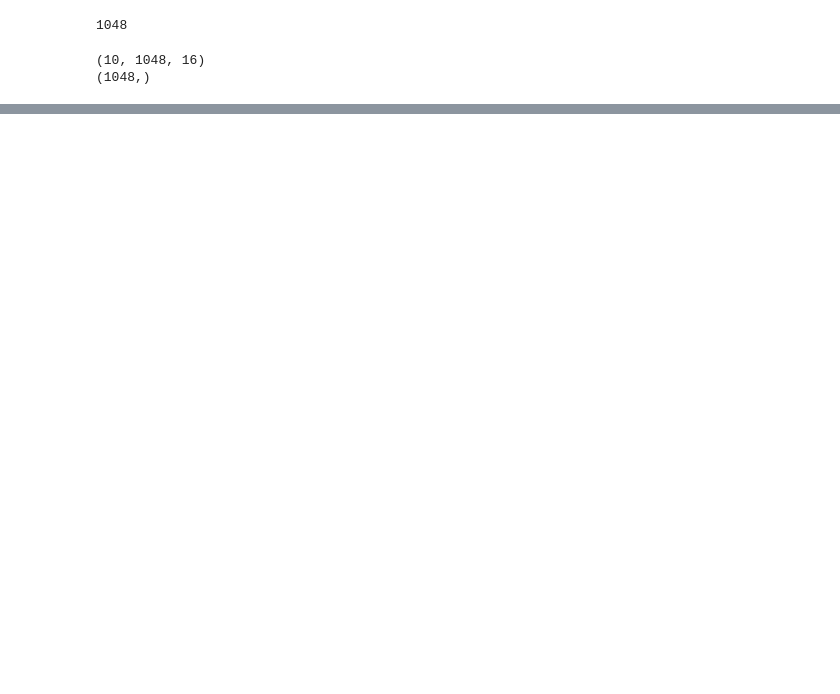
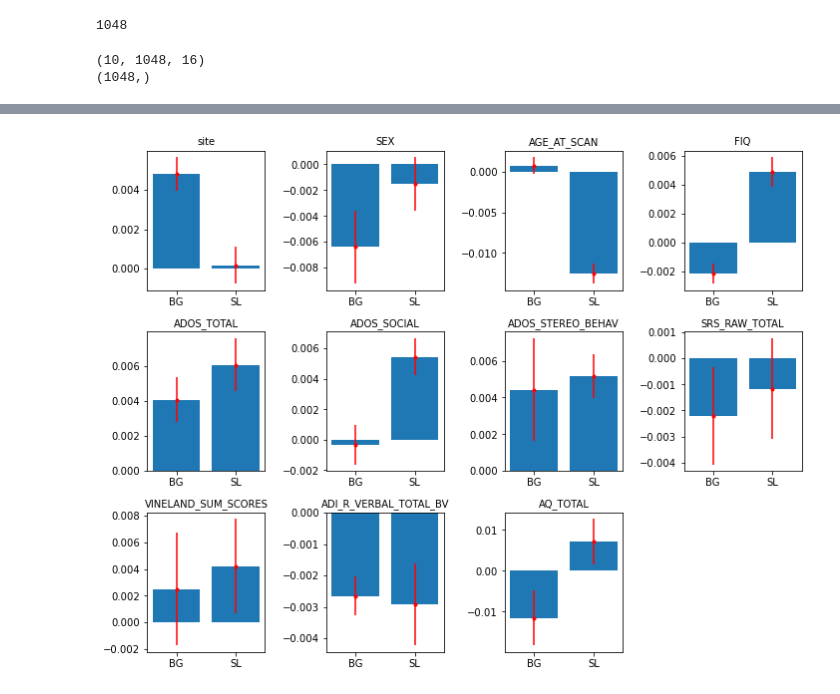
Before and after one commit to Aglinskas/BC-fMRI-AE, a Jupyter notebook: Notebooks/02-RSA-analyses.ipynb, the cells around one changed output, grey strips where cells are left out. Cells and saved outputs as stored; diff of their text form; code cells hidden in the pictures; blank space fills up the shorter version.

```diff
--- a/Notebooks/02-RSA-analyses.ipynb
+++ b/Notebooks/02-RSA-analyses.ipynb
@@ -67,0 +117,78 @@ plt.imshow(asd_cmat_sl[0,:,:])
+# %%
+def plot_key_rsa(rsa_result,title=None):
+    m = rsa_result.mean(axis=1)
+    se = rsa_result.std(axis=1) / 10
+    xs = np.arange(len(m))
+    lbls = ['BG','SL']
+
+    plt.bar(xs,m)
+    plt.errorbar(xs,m,se,fmt='r.')
+    plt.title(title,fontsize=10)
+    plt.xticks(ticks=xs,labels=lbls)
+# %%
+plt.figure(figsize=(10,10));i=0
+
+i+=1;plt.subplot(4,4,i)
+key = 'site'
+rsa_result = key_rsa(key=key,data_scale='ordinal')
+plot_key_rsa(rsa_result,title=key)
+
+i+=1;plt.subplot(4,4,i)
+key = 'SEX'
+rsa_result = key_rsa(key=key,data_scale='ordinal')
+plot_key_rsa(rsa_result,title=key)
+
+i+=1;plt.subplot(4,4,i)
+key = 'AGE_AT_SCAN'
+rsa_result = key_rsa(key=key,data_scale='ratio')
+plot_key_rsa(rsa_result,title=key)
+
+i+=1;plt.subplot(4,4,i)
+key = 'FIQ'
+rsa_result = key_rsa(key=key,data_scale='ratio')
+plot_key_rsa(rsa_result,title=key)
+
+i+=1;plt.subplot(4,4,i)
+key = 'ADOS_TOTAL'
+rsa_result = key_rsa(key=key,data_scale='ratio')
+plot_key_rsa(rsa_result,title=key)
+
+
+i+=1;plt.subplot(4,4,i)
+key = 'ADOS_SOCIAL'
+rsa_result = key_rsa(key=key,data_scale='ratio')
+plot_key_rsa(rsa_result,title=key)
+
+
+i+=1;plt.subplot(4,4,i)
+key = 'ADOS_STEREO_BEHAV'
+rsa_result = key_rsa(key=key,data_scale='ratio')
+plot_key_rsa(rsa_result,title=key)
+
+i+=1;plt.subplot(4,4,i)
+key = 'SRS_RAW_TOTAL'
+rsa_result = key_rsa(key=key,data_scale='ratio')
+plot_key_rsa(rsa_result,title=key)
+
+
+i+=1;plt.subplot(4,4,i)
+key = 'VINELAND_SUM_SCORES'
+rsa_result = key_rsa(key=key,data_scale='ratio')
+plot_key_rsa(rsa_result,title=key)
+
+
+i+=1;plt.subplot(4,4,i)
+key = 'ADI_R_VERBAL_TOTAL_BV'
+rsa_result = key_rsa(key=key,data_scale='ratio')
+plot_key_rsa(rsa_result,title=key)
+
+
+i+=1;plt.subplot(4,4,i)
+key = 'AQ_TOTAL'
+rsa_result = key_rsa(key=key,data_scale='ratio')
+plot_key_rsa(rsa_result,title=key)
+
+
+plt.tight_layout()
+# %% [output]
+[figure, added]
```
Also changed, not shown: parts of 14 cells of this notebook, 2 other files.
